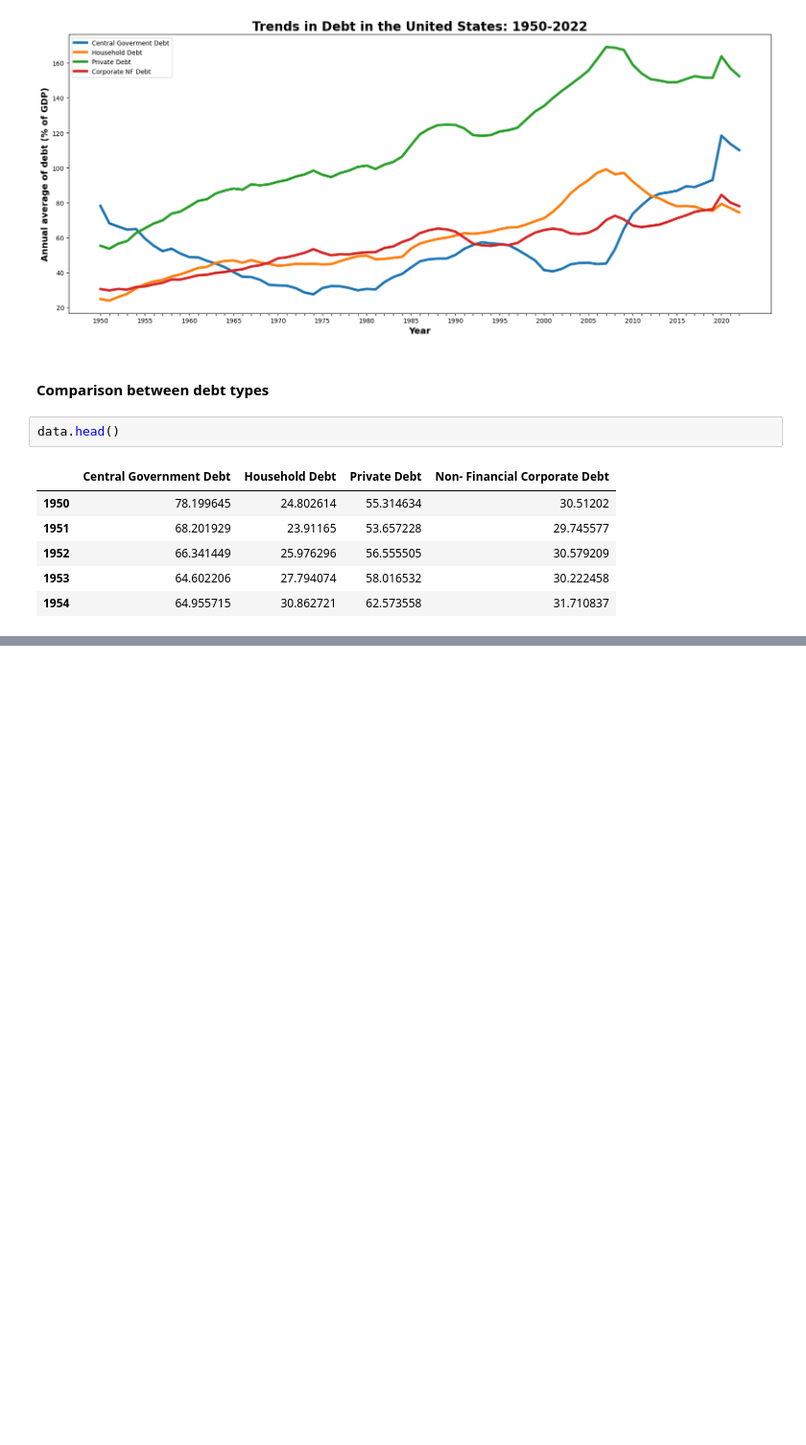
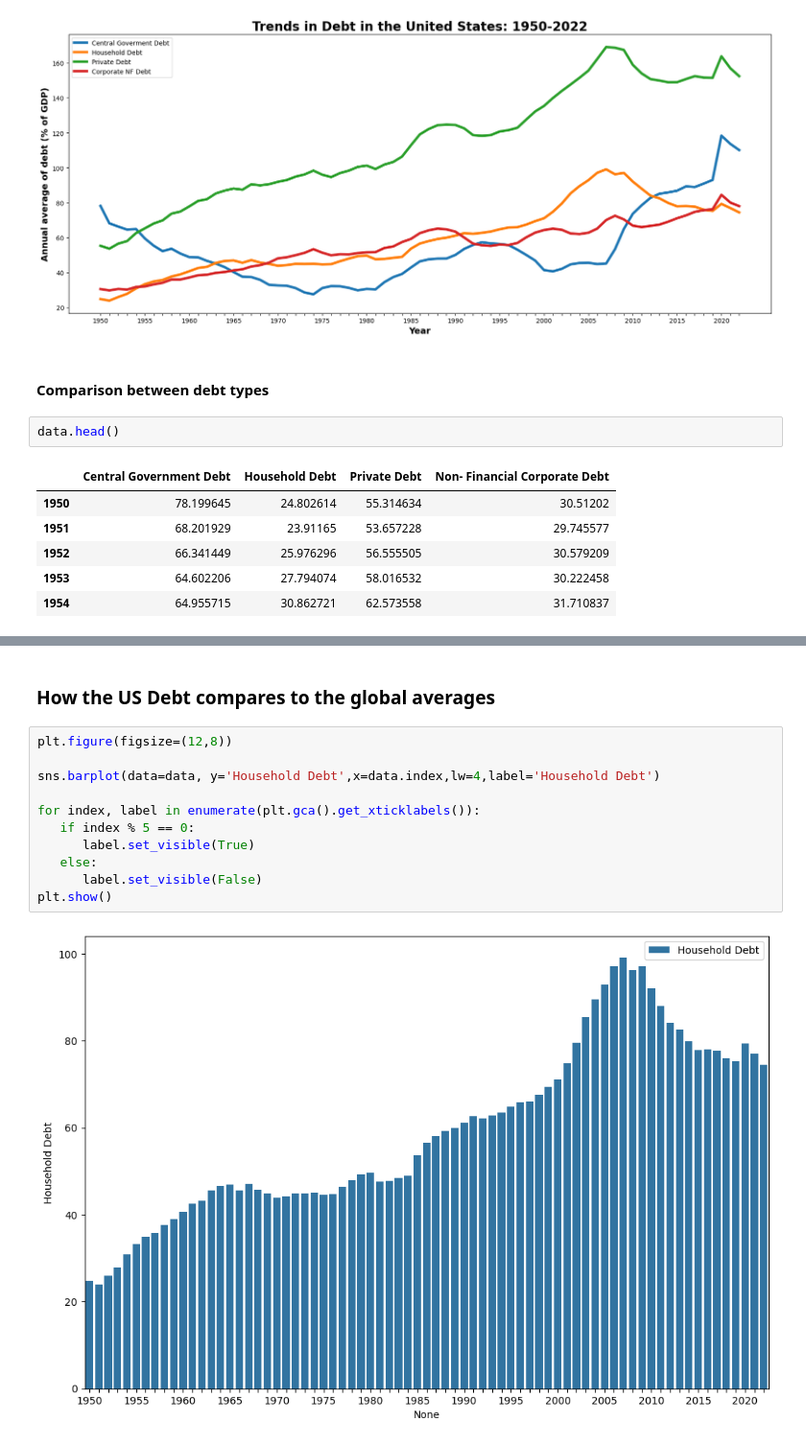
Before and after one commit to WamzMwangi/Global_Debt_Analysis, a Jupyter notebook: US_Debt_Analysis.ipynb, the cells around one changed output, grey strips where cells are left out. Shown at 96% size. Drawn from its saved outputs; the diff is of its cells as text; blank space fills up the shorter version.

```diff
--- a/US_Debt_Analysis.ipynb
+++ b/US_Debt_Analysis.ipynb
@@ -324,0 +338,15 @@ TypeError: 'Figure' object is not callable
+# %% [markdown]
+### How the US Debt compares to the global averages
+# %%
+plt.figure(figsize=(12,8))
+
+sns.barplot(data=data, y='Household Debt',x=data.index,lw=4,label='Household Debt')
+
+for index, label in enumerate(plt.gca().get_xticklabels()):
+   if index % 5 == 0:
+      label.set_visible(True)
+   else:
+      label.set_visible(False)
+plt.show()
+# %% [output]
+[figure, added]
```
Also changed, not shown: parts of 2 cells of this notebook.
